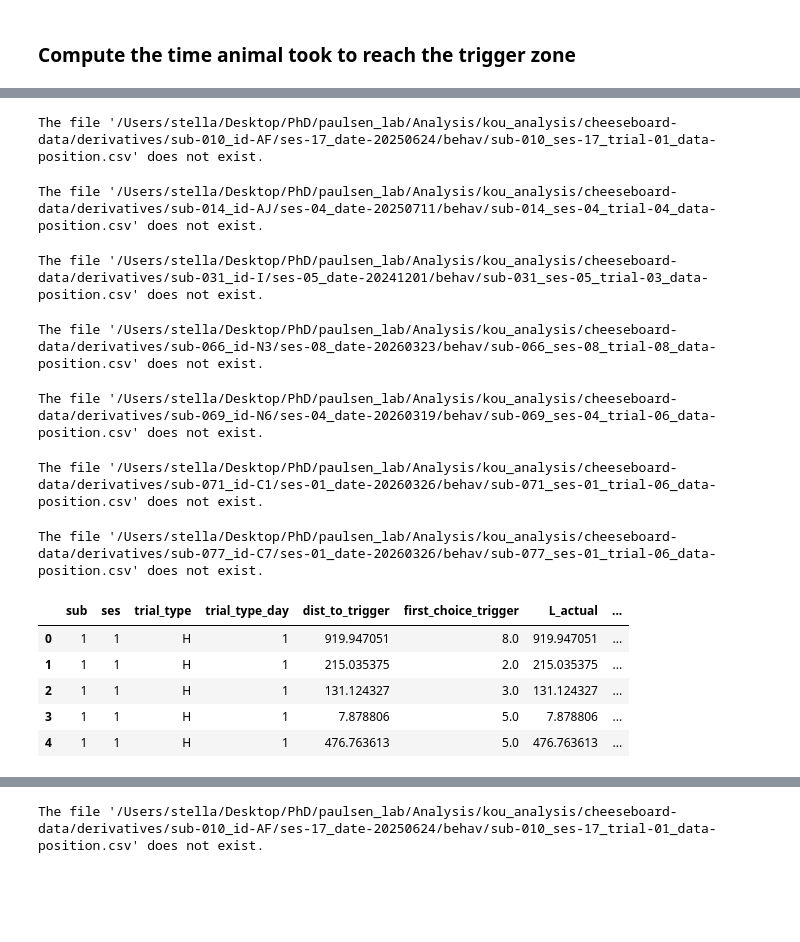
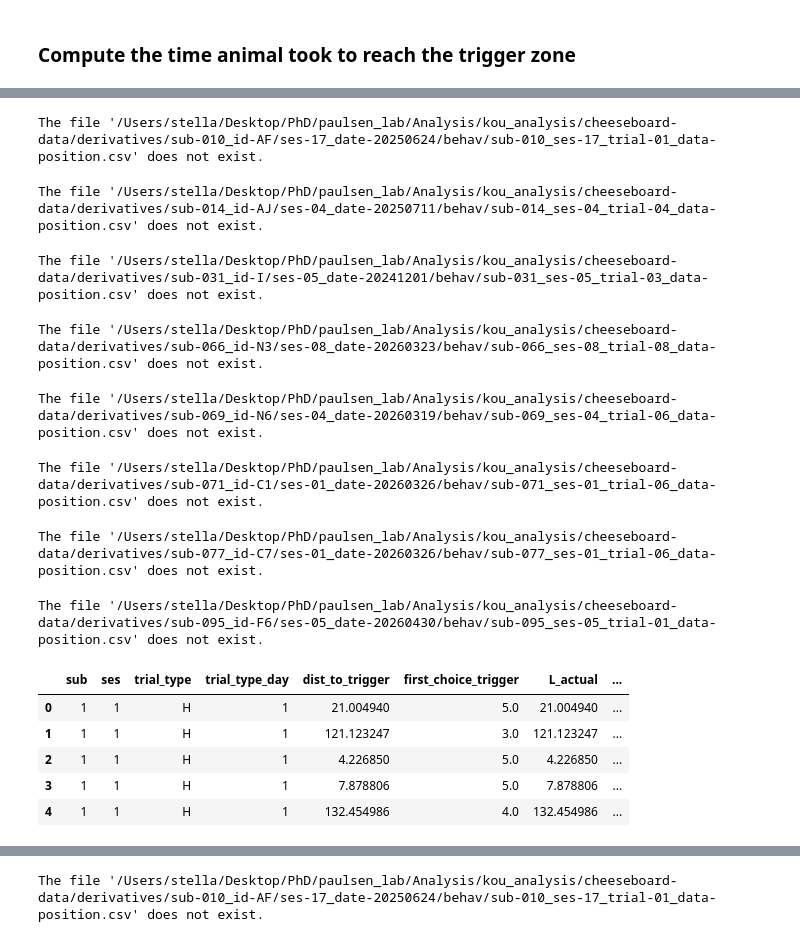
Before and after one commit to Koushouu/Cheeseboard, a Jupyter notebook: exploratory/distance_and_speed.ipynb, the cells around one changed output, grey strips where cells are left out. Drawn from its saved outputs; the diff is of its cells as text; code cells hidden in the pictures; blank space fills up the shorter version.

```diff
--- a/exploratory/distance_and_speed.ipynb
+++ b/exploratory/distance_and_speed.ipynb
@@ -717,7 +719,7 @@ metadata['path_eff']             = np.nan   # L_shortest / L_actual * 100
 R_TRIGGER = (10/1.2)
 
 # --- SETTINGS you can comment/uncomment ---
-REQUIRE_STAY_2S = True          # False → any entry; True → require ≥2 s stay
+REQUIRE_STAY_2S = False          # False → any entry; True → require ≥2 s stay
 MIN_DUR_MS      = 2000           # min duration threshold in ms
 # -----------------------------------------
 
@@ -882,35 +884,36 @@ for trial_id in tqdm(range(len(metadata))):
     else:
         path_eff = np.nan
 
     # ------------------------------------------------------------
     # Store everything
     # ------------------------------------------------------------
     metadata.at[trial_id, 'dist_to_trigger']      = L_actual
     metadata.at[trial_id, 'first_choice_trigger'] = trig_first
     metadata.at[trial_id, 'L_actual']             = L_actual
     metadata.at[trial_id, 'L_shortest']           = L_shortest
     metadata.at[trial_id, 'CIPL']                 = CIPL
     metadata.at[trial_id, 'path_eff']             = path_eff
 
 # quick check
 metadata[['sub','ses','trial_type','trial_type_day',
           'dist_to_trigger',
           'first_choice_trigger',
           'L_actual',
           'L_shortest',
           'CIPL',
           'path_eff']].head()
 # %% [output]
 The file '/Users/stella/Desktop/PhD/paulsen_lab/Analysis/kou_analysis/cheeseboard-data/derivatives/sub-010_id-AF/ses-17_date-20250624/behav/sub-010_ses-17_trial-01_data-position.csv' does not exist.
 The file '/Users/stella/Desktop/PhD/paulsen_lab/Analysis/kou_analysis/cheeseboard-data/derivatives/sub-014_id-AJ/ses-04_date-20250711/behav/sub-014_ses-04_trial-04_data-position.csv' does not exist.
 The file '/Users/stella/Desktop/PhD/paulsen_lab/Analysis/kou_analysis/cheeseboard-data/derivatives/sub-031_id-I/ses-05_date-20241201/behav/sub-031_ses-05_trial-03_data-position.csv' does not exist.
 The file '/Users/stella/Desktop/PhD/paulsen_lab/Analysis/kou_analysis/cheeseboard-data/derivatives/sub-066_id-N3/ses-08_date-20260323/behav/sub-066_ses-08_trial-08_data-position.csv' does not exist.
 The file '/Users/stella/Desktop/PhD/paulsen_lab/Analysis/kou_analysis/cheeseboard-data/derivatives/sub-069_id-N6/ses-04_date-20260319/behav/sub-069_ses-04_trial-06_data-position.csv' does not exist.
 The file '/Users/stella/Desktop/PhD/paulsen_lab/Analysis/kou_analysis/cheeseboard-data/derivatives/sub-071_id-C1/ses-01_date-20260326/behav/sub-071_ses-01_trial-06_data-position.csv' does not exist.
 The file '/Users/stella/Desktop/PhD/paulsen_lab/Analysis/kou_analysis/cheeseboard-data/derivatives/sub-077_id-C7/ses-01_date-20260326/behav/sub-077_ses-01_trial-06_data-position.csv' does not exist.
+The file '/Users/stella/Desktop/PhD/paulsen_lab/Analysis/kou_analysis/cheeseboard-data/derivatives/sub-095_id-F6/ses-05_date-20260430/behav/sub-095_ses-05_trial-01_data-position.csv' does not exist.
 |  | sub | ses | trial_type | trial_type_day | dist_to_trigger | first_choice_trigger | L_actual | ... |
-| 0 | 1 | 1 | H | 1 | 919.947051 | 8.0 | 919.947051 | ... |
-| 1 | 1 | 1 | H | 1 | 215.035375 | 2.0 | 215.035375 | ... |
-| 2 | 1 | 1 | H | 1 | 131.124327 | 3.0 | 131.124327 | ... |
+| 0 | 1 | 1 | H | 1 | 21.004940 | 5.0 | 21.004940 | ... |
+| 1 | 1 | 1 | H | 1 | 121.123247 | 3.0 | 121.123247 | ... |
+| 2 | 1 | 1 | H | 1 | 4.226850 | 5.0 | 4.226850 | ... |
 | 3 | 1 | 1 | H | 1 | 7.878806 | 5.0 | 7.878806 | ... |
-| 4 | 1 | 1 | H | 1 | 476.763613 | 5.0 | 476.763613 | ... |
+| 4 | 1 | 1 | H | 1 | 132.454986 | 4.0 | 132.454986 | ... |
```
Also changed, not shown: parts of 8 cells of this notebook, 3 other files.
